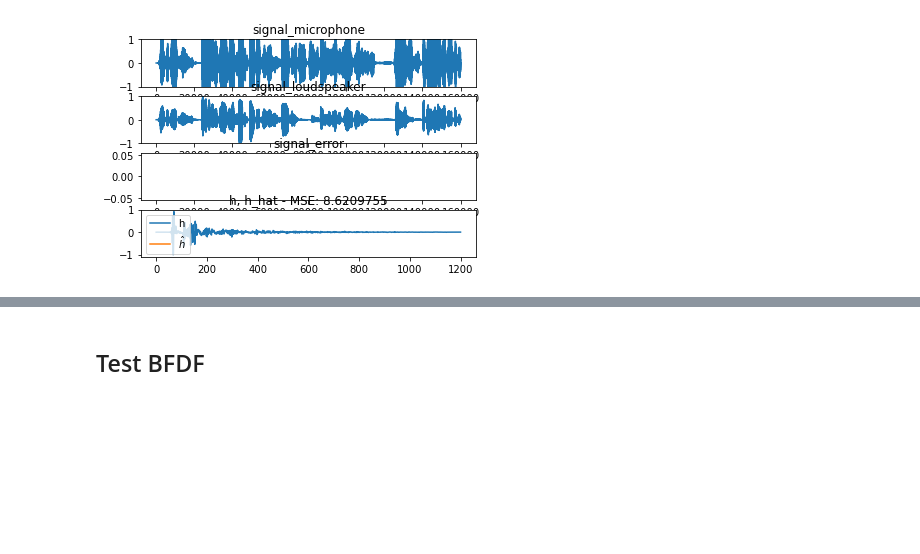
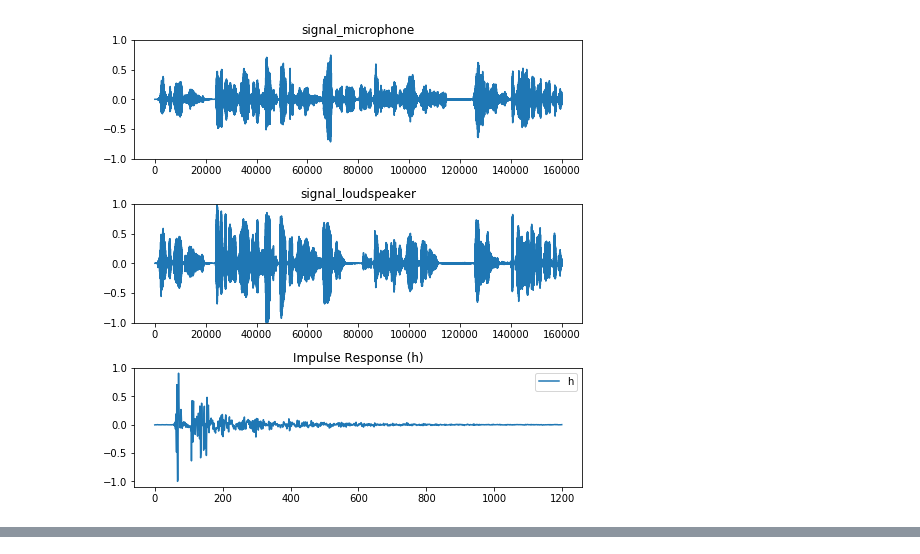
Before and after one commit to JanWilczek/fdaf-double-talk-detector, a Jupyter notebook: Code/fdaf.ipynb, the cells around one changed output, grey strips where cells are left out. Saved outputs shown, nothing was run; the diff lists cells and outputs as text; code cells hidden in the pictures; blank space fills up the shorter version.

```diff
--- a/Code/fdaf.ipynb
+++ b/Code/fdaf.ipynb
@@ -6,5 +119,4 @@ from utils import *
 from fdaf import *
 import IPython.display as ipd
 # %%
-h = None
-signal_microphone, signal_loudspeaker, impulse_response, rate, near_end = generate_signals(h)
+signal_microphone, signal_loudspeaker, impulse_response, rate, near_end = generate_signals()
@@ -17,8 +123,7 @@ signal_error, estimated_impulse_response = NLMS(signal_loudspeaker, signal_micro
-# %%
-# print(h.shape)
-plot_signals(signal_microphone, signal_loudspeaker, impulse_response, signal_error, estimated_impulse_response, N)
-# %% [output]
-[figure, removed]
+# %%
+plot_signals(signal_microphone, signal_loudspeaker, impulse_response, None, None, N=1200)
+# %% [output]
+[figure, added]
 # %%
 # Loudspeaker signal
 ipd.Audio(signal_loudspeaker.reshape(-1), rate=rate)
@@ -32,5 +137,3 @@ ipd.Audio(signal_microphone.reshape(-1), rate=rate)
 # %%
 # Filtered signal
 #ipd.Audio(signal_error.reshape(-1), rate=rate)
-# %% [markdown]
-## Test BFDF
```
Also changed, not shown: parts of 17 cells of this notebook, 4 other files.
